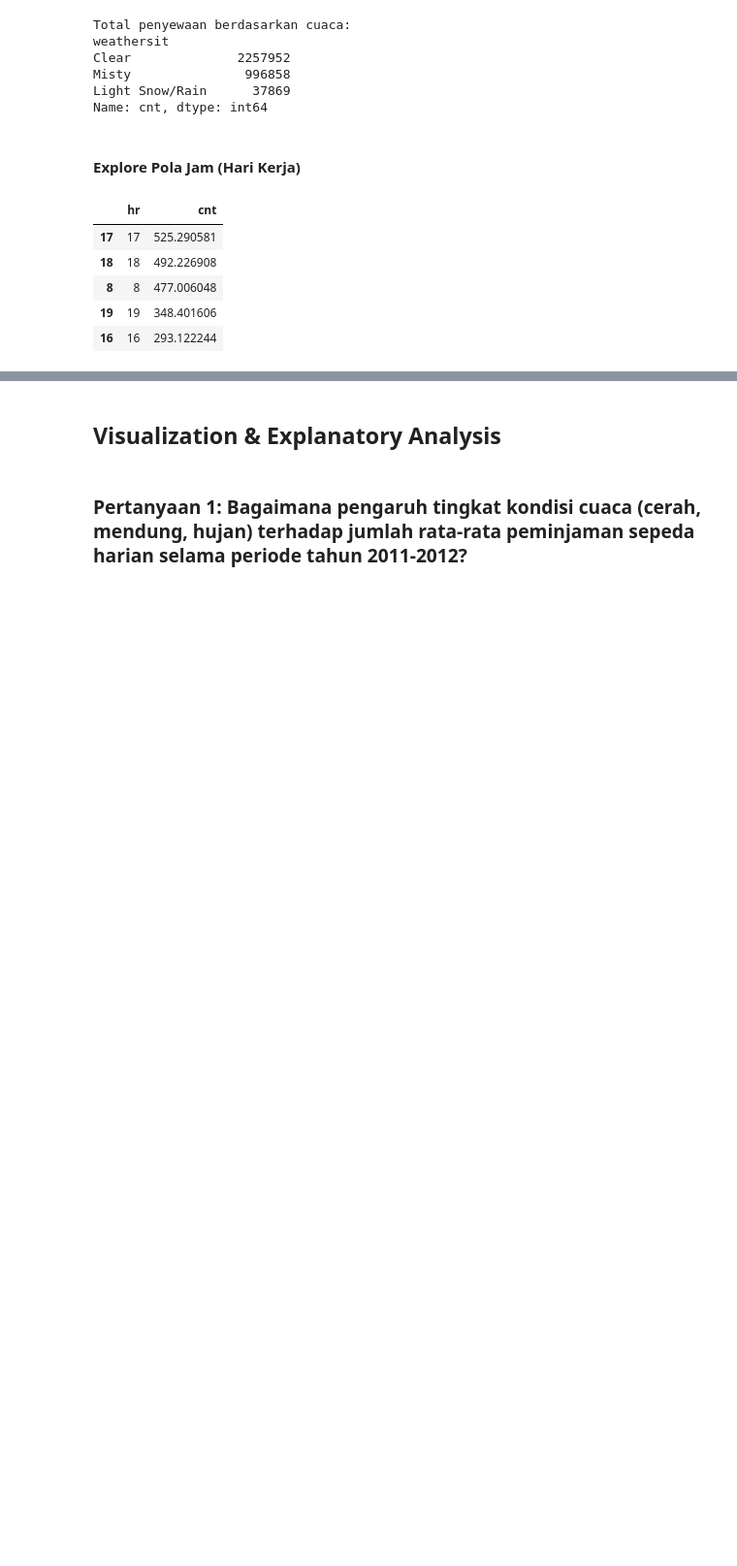
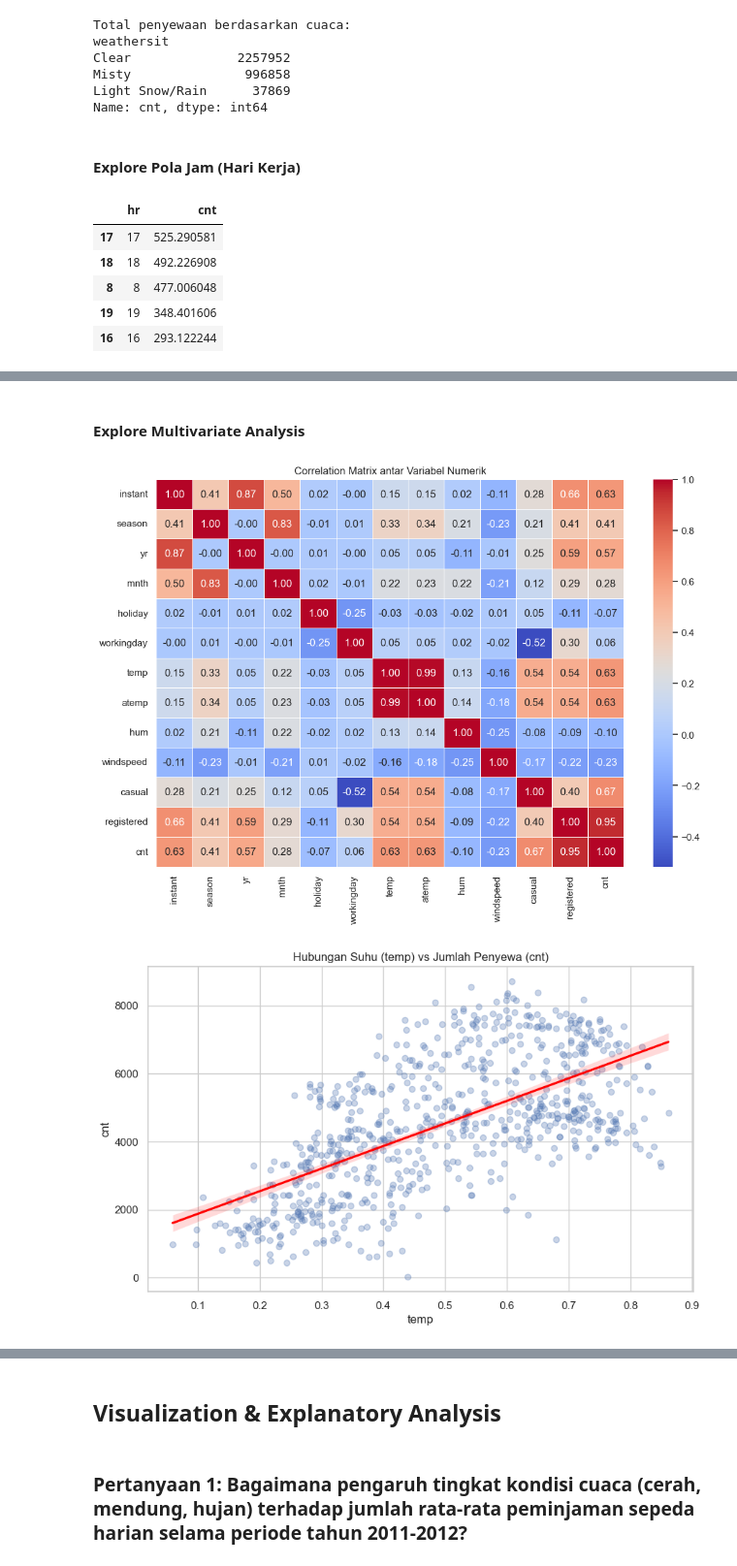
Before and after one commit to DzikriAlbantani/bike-sharing-dashboard, a Jupyter notebook: notebook.ipynb, the cells around one changed output, grey strips where cells are left out. Shown at 97% size. Saved outputs shown, nothing was run; the diff lists cells and outputs as text; code cells hidden in the pictures; blank space fills up the shorter version.

```diff
--- a/notebook.ipynb
+++ b/notebook.ipynb
@@ -284,0 +319,19 @@ display(hourly_working_stats.sort_values(by="cnt", ascending=False).head(5))
+# %% [markdown]
+#### Explore Multivariate Analysis
+# %%
+plt.figure(figsize=(12, 8))
+
+numeric_cols = day_df.select_dtypes(include=[np.number])
+corr_matrix = numeric_cols.corr()
+
+sns.heatmap(corr_matrix, annot=True, cmap='coolwarm', fmt=".2f", linewidths=0.5)
+plt.title('Correlation Matrix antar Variabel Numerik')
+plt.show()
+
+plt.figure(figsize=(10, 6))
+sns.regplot(x='temp', y='cnt', data=day_df, scatter_kws={'alpha':0.3}, line_kws={'color':'red'})
+plt.title('Hubungan Suhu (temp) vs Jumlah Penyewa (cnt)')
+plt.show()
+# %% [output]
+[figure, added]
+[figure, added]
```
Also changed, not shown: parts of 14 cells of this notebook, 1 other file.
